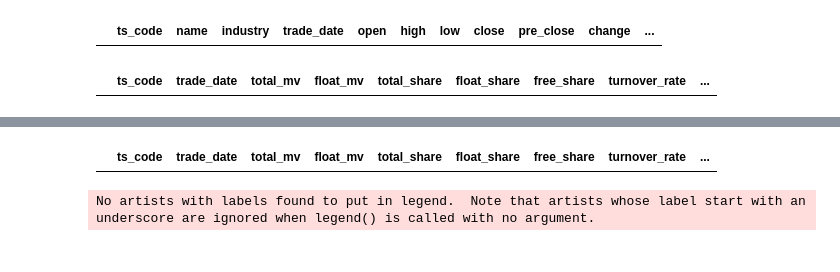
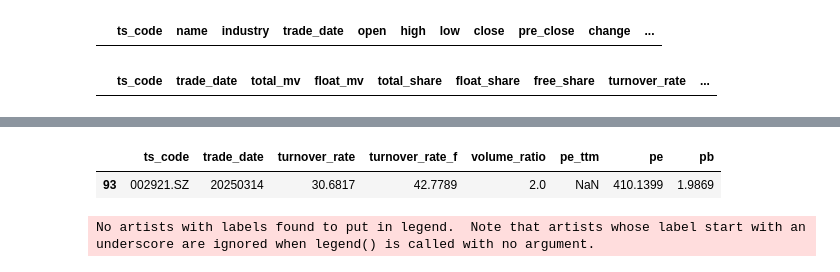
Before and after one commit to whgloveucq/jupyterfiles, a Jupyter notebook: OApractice/stock_study2023.ipynb, the cells around one changed output, grey strips where cells are left out. Cells and saved outputs as stored; diff of their text form; code cells hidden in the pictures.

```diff
--- a/OApractice/stock_study2023.ipynb
+++ b/OApractice/stock_study2023.ipynb
@@ -472,8 +417,9 @@ df_selected_tmp2.head(100)
 # %%
-# df_index_daily.query("ts_code=='300315.SZ'")
-df_index_daily
+df_index_daily.query("ts_code=='002921.SZ'")
+# df_index_daily
 # %% [output]
-|  | ts_code | trade_date | total_mv | float_mv | total_share | float_share | free_share | turnover_rate | ... |
+|  | ts_code | trade_date | turnover_rate | turnover_rate_f | volume_ratio | pe_ttm | pe | pb |
+| 93 | 002921.SZ | 20250314 | 30.6817 | 42.7789 | 2.0 | NaN | 410.1399 | 1.9869 |
 # %%
 #查看某只股票的区间变动情况--单只股票
 
```
Also changed, not shown: parts of 16 cells of this notebook, 1 other file.
